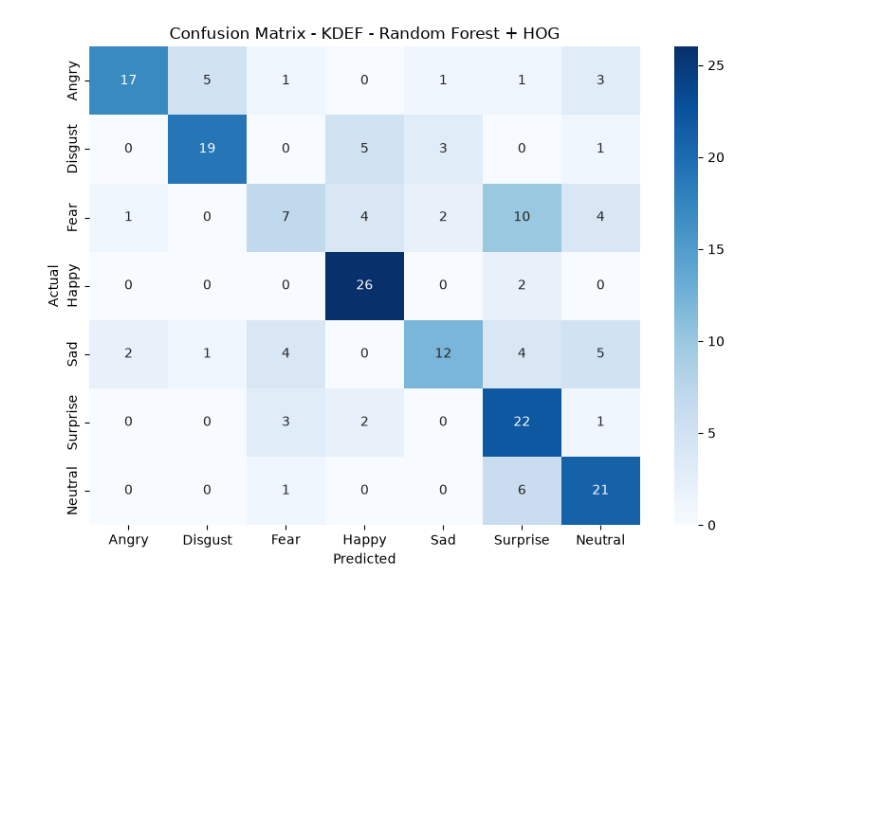
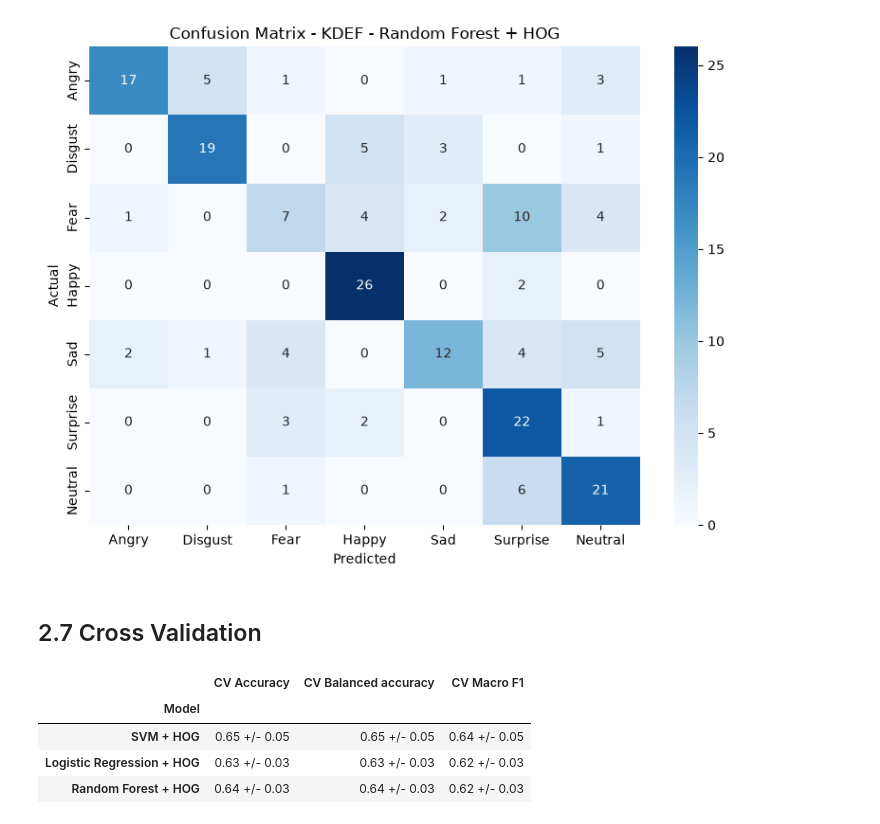
Before and after one commit to kostasparma/Emotion_Recognition_ML, a Jupyter notebook: Task2.ipynb, the cells around one changed output. Drawn from its saved outputs; the diff is of its cells as text; code cells hidden in the pictures; blank space fills up the shorter version.

```diff
--- a/Task2.ipynb
+++ b/Task2.ipynb
@@ -324,3 +324,26 @@ Macro F1: 0.62
    macro avg       0.64      0.63      0.62       196
 weighted avg       0.64      0.63      0.62       196
 [figure]
+# %% [markdown]
+## 2.7 Cross Validation
+# %%
+cv = GroupKFold(n_splits=5)
+scoring = {"Accuracy": "accuracy", "Balanced accuracy": "balanced_accuracy", "Macro F1": "f1_macro"}
+
+cv_rows = []
+for name, model in models.items():
+    scores = cross_validate(model, hog_train, y_train, groups=groups_train, cv=cv, scoring=scoring)
+    row = {"Model": name}
+
+    for metric in scoring:
+        s = scores[f"test_{metric}"]
+        row[f"CV {metric}"] = f"{s.mean():.2f} +/- {s.std():.2f}"
+    cv_rows.append(row)
+
+pd.DataFrame(cv_rows).set_index("Model")
+# %% [output]
+|  | CV Accuracy | CV Balanced accuracy | CV Macro F1 |
+| Model |  |  |  |
+| SVM + HOG | 0.65 +/- 0.05 | 0.65 +/- 0.05 | 0.64 +/- 0.05 |
+| Logistic Regression + HOG | 0.63 +/- 0.03 | 0.63 +/- 0.03 | 0.62 +/- 0.03 |
+| Random Forest + HOG | 0.64 +/- 0.03 | 0.64 +/- 0.03 | 0.62 +/- 0.03 |
```
Also changed, not shown: parts of 6 cells of this notebook, 1 other file.
